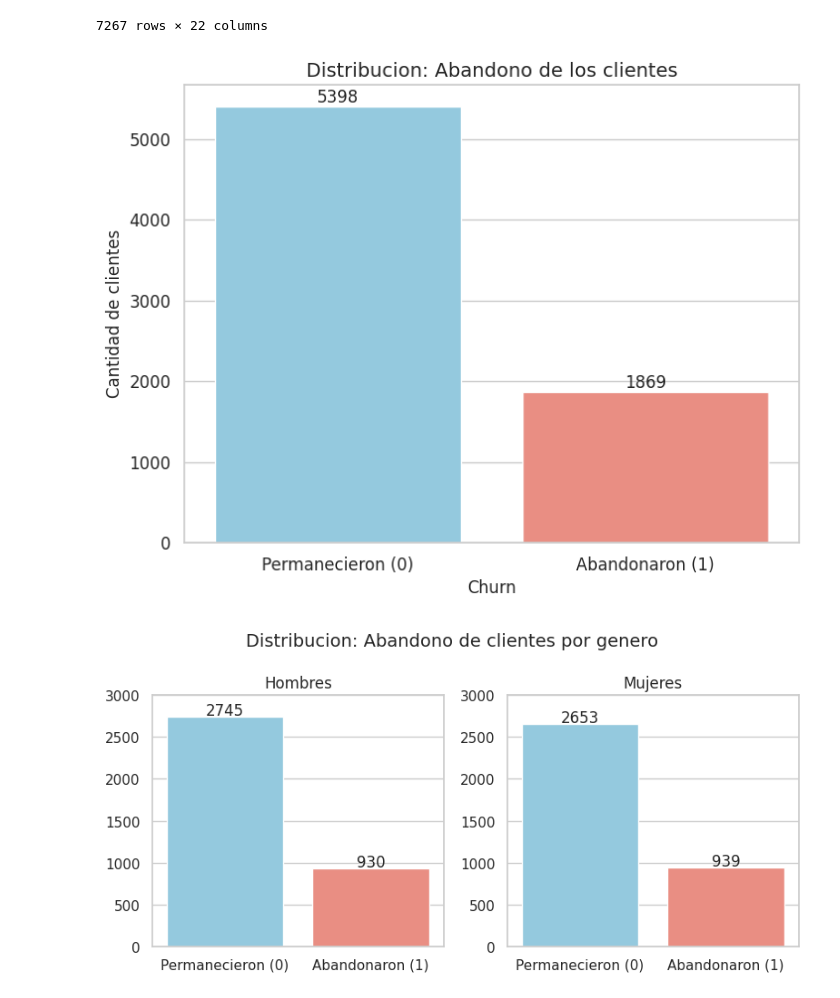
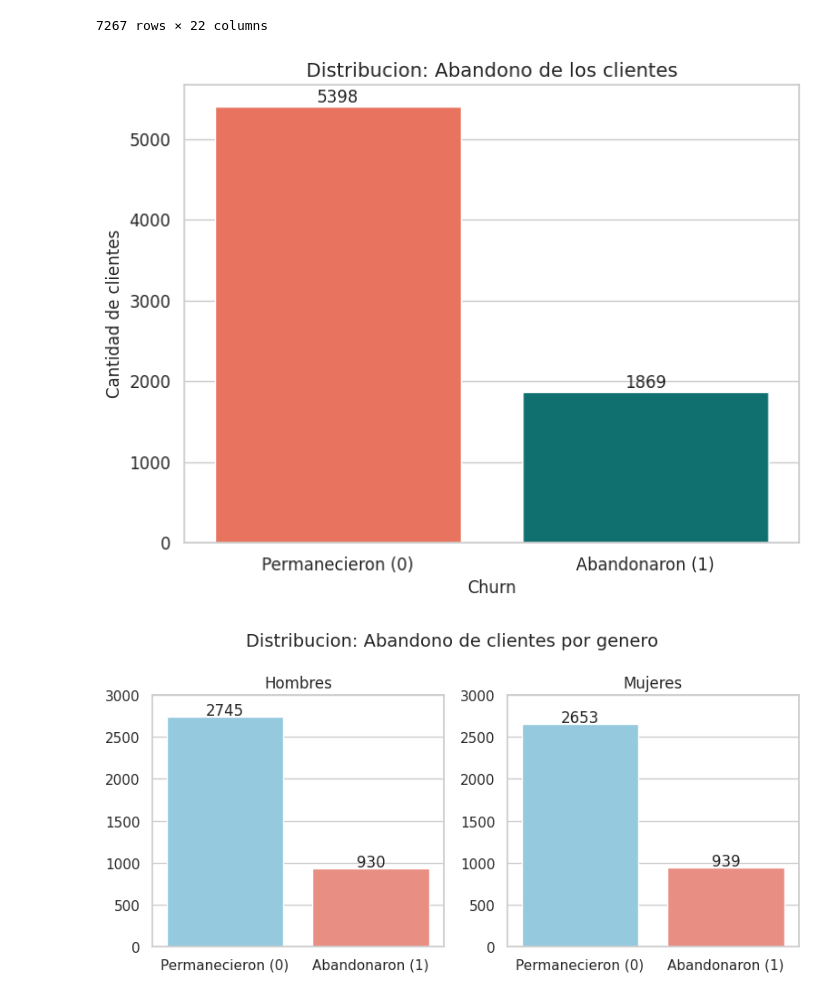
Before and after one commit to clavandera/TelecomX, a Jupyter notebook: ChallengeTelecom.ipynb, the cells around one changed output. Cells and saved outputs as stored; diff of their text form; code cells hidden in the pictures.

```diff
--- a/ChallengeTelecom.ipynb
+++ b/ChallengeTelecom.ipynb
@@ -373,21 +379,21 @@ import plotly.express as px
 # %%
 sns.set_theme(style="whitegrid") #configuro el tema
 
 plt.figure(figsize=(8, 6)) #tamaño de la figura
 
-sns.barplot(x=churn_counts.index,y=churn_counts.values,hue=churn_counts.index,palette=["skyblue", "salmon"],legend=False)
+sns.barplot(x=churn_counts.index,y=churn_counts.values,hue=churn_counts.index,palette=["tomato", "teal"],legend=False)
 plt.title('Distribucion: Abandono de los clientes', fontsize=14)
 plt.ylabel('Cantidad de clientes', fontsize=12)
 plt.xlabel('Churn', fontsize=12)
 plt.xticks([0, 1],['Permanecieron (0)', 'Abandonaron (1)'],fontsize=12)
 plt.yticks(fontsize=12)
 
 for i, count in enumerate(churn_counts.values):
     plt.text(i, count + 50, str(count), ha='center', fontsize=12)
 
 plt.show()
 # %% [output]
-[figure, old version]
+[figure, new version]
 # %%
 hombres=df_final[df_final['gender']=='Male']['Churn'].value_counts()
 mujeres=df_final[df_final['gender']=='Female']['Churn'].value_counts()
```
Also changed, not shown: parts of 14 cells of this notebook.
